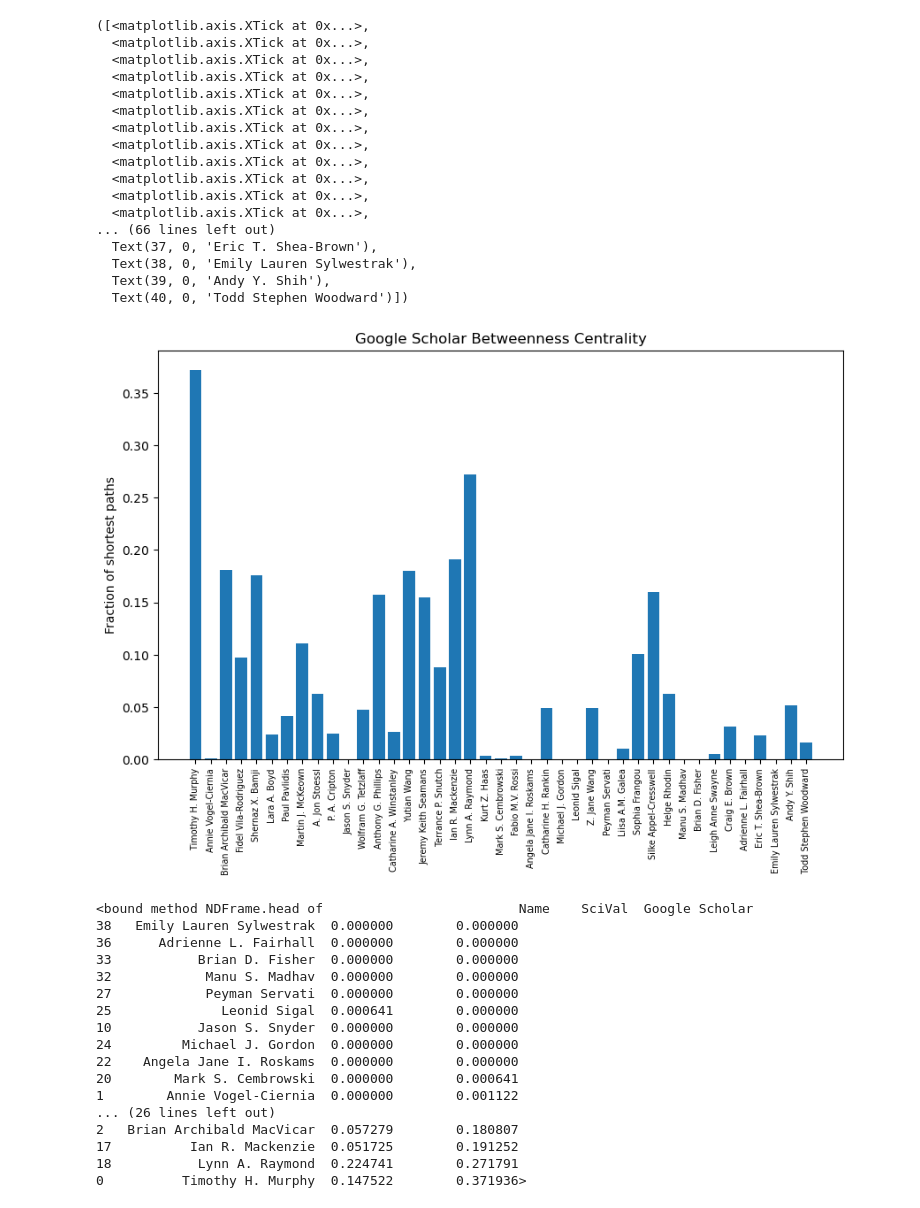
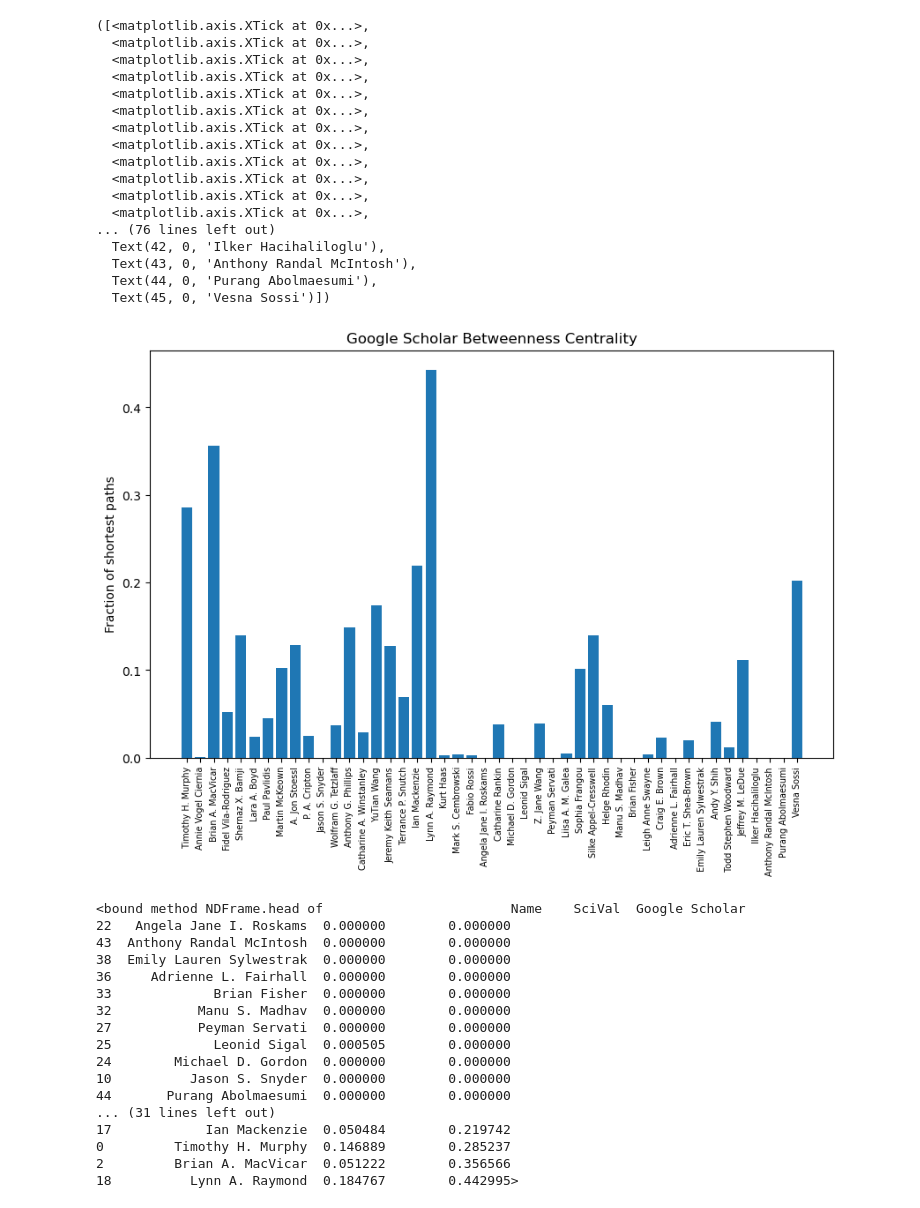
Before and after one commit to rainacao/scholar_metrics_scraper, a Jupyter notebook: authorlist comparisons/centrality.ipynb, the cells around one changed output. Drawn from its saved outputs; the diff is of its cells as text; code cells hidden in the pictures.

```diff
--- a/authorlist comparisons/centrality.ipynb
+++ b/authorlist comparisons/centrality.ipynb
@@ -6,8 +8,8 @@ import ast
 import matplotlib.pyplot as plt
 import bct
 # %%
-gs_csv = "gs_outputs/gs_authorlist_publications_notitles.csv"
-scival_csv = "scival_outputs/scival_authorlist_publications_official.csv"
+gs_csv = "gs_outputs/gs_authorlist_updated1.csv"
+scival_csv = "scival_outputs/sv_authorlist_publications_updated1.csv"
 # %%
 gs_df = pd.read_csv(gs_csv)
 scival_df = pd.read_csv(scival_csv)
@@ -172,29 +178,29 @@ scival_centrality_normed = scival_centrality/((len(scival_coauthor_matrix)-1)*(l
 # %%
 plt.figure(figsize=(10,6))
 gs_names = gs_df["Name"].to_list()
 plt.bar(names, gs_centrality_normed)
 plt.title("Google Scholar Betweenness Centrality")
 plt.ylabel("Fraction of shortest paths")
-plt.xticks(range(41), labels=names, rotation=90, fontsize='x-small')
+plt.xticks(range(len(gs_names)), labels=names, rotation=90, fontsize='x-small')
 # %% [output]
 ([<matplotlib.axis.XTick at 0x...>,
   <matplotlib.axis.XTick at 0x...>,
   <matplotlib.axis.XTick at 0x...>,
   <matplotlib.axis.XTick at 0x...>,
   <matplotlib.axis.XTick at 0x...>,
   <matplotlib.axis.XTick at 0x...>,
   <matplotlib.axis.XTick at 0x...>,
   <matplotlib.axis.XTick at 0x...>,
   <matplotlib.axis.XTick at 0x...>,
   <matplotlib.axis.XTick at 0x...>,
   <matplotlib.axis.XTick at 0x...>,
   <matplotlib.axis.XTick at 0x...>,
-... (66 lines left out)
-  Text(37, 0, 'Eric T. Shea-Brown'),
-  Text(38, 0, 'Emily Lauren Sylwestrak'),
-  Text(39, 0, 'Andy Y. Shih'),
-  Text(40, 0, 'Todd Stephen Woodward')])
+... (76 lines left out)
+  Text(42, 0, 'Ilker Hacihaliloglu'),
+  Text(43, 0, 'Anthony Randal McIntosh'),
+  Text(44, 0, 'Purang Abolmaesumi'),
+  Text(45, 0, 'Vesna Sossi')])
-[figure, old version]
+[figure, new version]
 # %%
 centrality_df = pd.DataFrame({
     "Name":names,
@@ -205,23 +211,23 @@ centrality_df = pd.DataFrame({
 ordered_df = centrality_df.sort_values(by="Google Scholar", ascending=True)
 print(ordered_df.head)
 # %% [output]
-<bound method NDFrame.head of                         Name    SciVal  Google Scholar
-38   Emily Lauren Sylwestrak  0.000000        0.000000
-36      Adrienne L. Fairhall  0.000000        0.000000
-33           Brian D. Fisher  0.000000        0.000000
-32            Manu S. Madhav  0.000000        0.000000
-27            Peyman Servati  0.000000        0.000000
-25              Leonid Sigal  0.000641        0.000000
-10           Jason S. Snyder  0.000000        0.000000
-24         Michael J. Gordon  0.000000        0.000000
-22    Angela Jane I. Roskams  0.000000        0.000000
-20        Mark S. Cembrowski  0.000000        0.000641
-1        Annie Vogel-Ciernia  0.000000        0.001122
-... (26 lines left out)
-2   Brian Archibald MacVicar  0.057279        0.180807
-17          Ian R. Mackenzie  0.051725        0.191252
-18           Lynn A. Raymond  0.224741        0.271791
-0          Timothy H. Murphy  0.147522        0.371936>
+<bound method NDFrame.head of                        Name    SciVal  Google Scholar
+22   Angela Jane I. Roskams  0.000000        0.000000
+43  Anthony Randal McIntosh  0.000000        0.000000
+38  Emily Lauren Sylwestrak  0.000000        0.000000
+36     Adrienne L. Fairhall  0.000000        0.000000
+33             Brian Fisher  0.000000        0.000000
+32           Manu S. Madhav  0.000000        0.000000
+27           Peyman Servati  0.000000        0.000000
+25             Leonid Sigal  0.000505        0.000000
+24        Michael D. Gordon  0.000000        0.000000
+10          Jason S. Snyder  0.000000        0.000000
+44       Purang Abolmaesumi  0.000000        0.000000
+... (31 lines left out)
+17            Ian Mackenzie  0.050484        0.219742
+0         Timothy H. Murphy  0.146889        0.285237
+2         Brian A. MacVicar  0.051222        0.356566
+18          Lynn A. Raymond  0.184767        0.442995>
 # %%
 species = ordered_df["Name"].to_list()
 penguin_means = {
```
Also changed, not shown: parts of 7 cells of this notebook, 7 other files.
